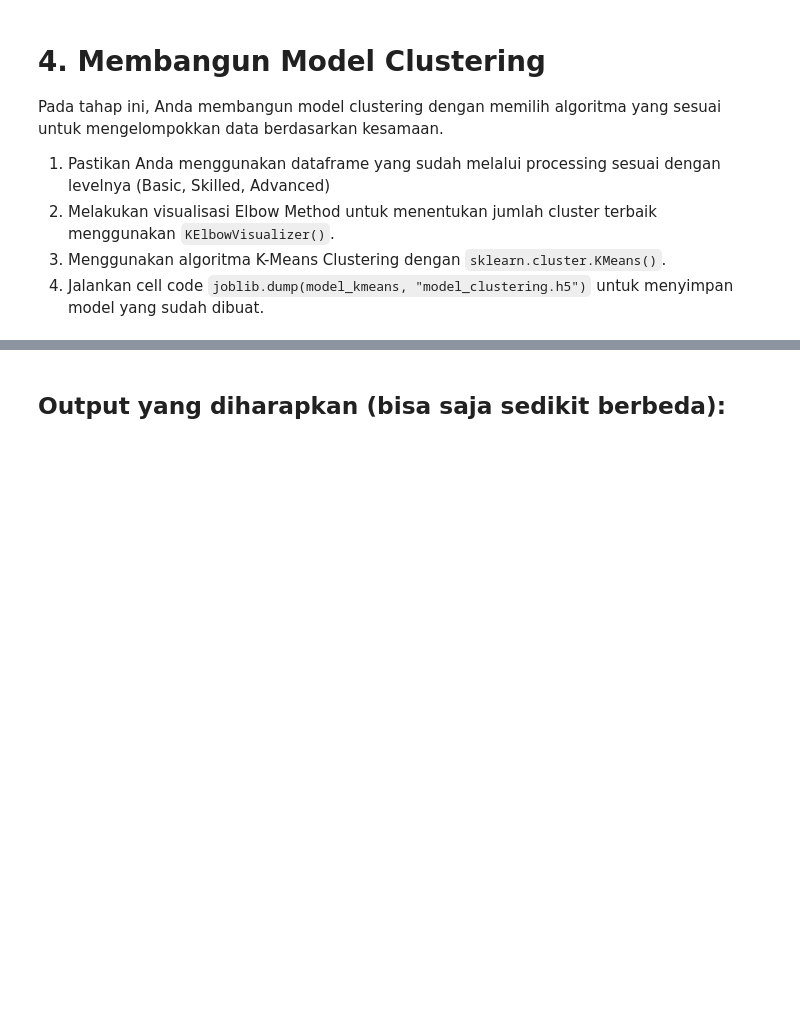
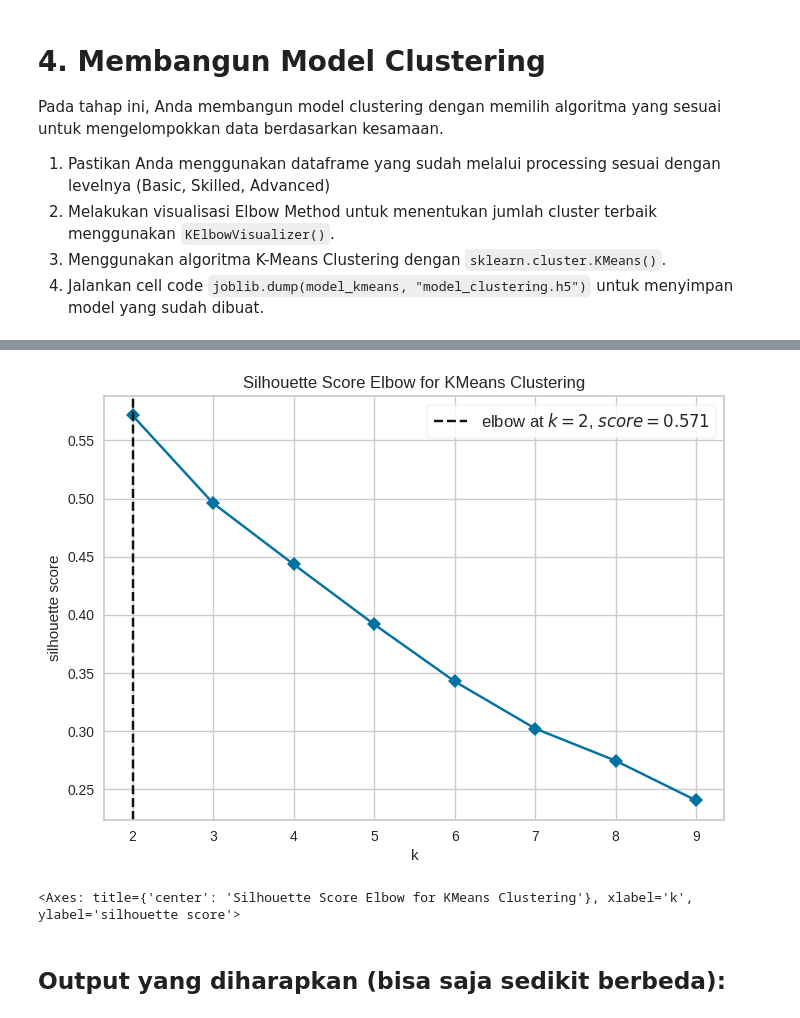
Before and after one commit to asyzyni/Bank-Transaction-Dataset-for-Fraud-Detection, a Jupyter notebook: [Clustering]_Submission_Akhir_BMLP_Your_Name.ipynb, the cells around one changed output, grey strips where cells are left out. Cells and saved outputs as stored; diff of their text form; code cells hidden in the pictures; blank space fills up the shorter version.

Commit message:
finish clustering submission

```diff
--- a/[Clustering]_Submission_Akhir_BMLP_Your_Name.ipynb
+++ b/[Clustering]_Submission_Akhir_BMLP_Your_Name.ipynb
@@ -259,9 +340,9 @@ df.________.sum()
 ### MULAI CODE ###
 
 # Panggil fungsi untuk menghapus baris duplikat dan pastikan agar perubahan disimpan kembali ke 'df'
-df.________(________=True)
+df.drop_duplicates(inplace=True)
 
 # Cek kembali dataset menggunakan duplicated().sum()
-df.________.sum()
+df.duplicated().sum()
 
 ### SELESAI CODE ###
@@ -350,18 +457,18 @@ for col in numerical_cols:
     ### MULAI CODE ###
 
     # Hitung Kuartil 1 (Q1) dan Kuartil 3 (Q3)
-    Q1 = df[col].________(0.25)
-    Q3 = df[col].________(0.75)
+    Q1 = df[col].quantile(0.25)
+    Q3 = df[col].quantile(0.75)
 
     # Hitung Interquartile Range (IQR)
-    IQR = ________ - ________
+    IQR = Q3 - Q1
 
     # Tentukan batas bawah (lower bound) dan batas atas (upper bound)
     lower_bound = Q1 - 1.5 * IQR
     upper_bound = Q3 + 1.5 * IQR
 
     # Filter DataFrame: Simpan hanya baris di mana nilai 'df[col]' berada DI ANTARA (inklusif) batas bawah dan batas atas.
-    df = df[(df[col] >= ________) & (df[col] <= ________)]
+    df = df[(df[col] >= lower_bound) & (df[col] <= upper_bound)]
 
     ### SELESAI CODE ###
 
@@ -378,12 +495,12 @@ df.describe()
 ### MULAI CODE ###
 
 # Buat (instantiate) StandardScaler
-scaler = ________()
+scaler = StandardScaler()
 
 # Terapkan (fit) scaler ke data dan sekaligus ubah (transform) data tersebut
-df[numerical_cols] = scaler.________(df[numerical_cols])
+df[numerical_cols] = scaler.fit_transform(df[numerical_cols])
 
 # Tampilkan 5 baris pertama untuk memverifikasi hasil scaling
-df.________()
+df.head()
 
 ### SELESAI CODE ###
@@ -404,27 +528,26 @@ df.________()
 ### MULAI CODE ###
 
 # Tentukan kolom numerik yang ingin Anda kelompokkan
-col_to_bin = '________'  # (Isi dengan 'CustomerAge' atau kolom numerik lain)
+col_to_bin = 'CustomerAge'  # (Isi dengan 'CustomerAge' atau kolom numerik lain)
 
 # Tentukan nama untuk kolom kategori baru
-new_col_name = '________'
+new_col_name = 'CustomerAge_binned'
 
 # Tentukan label untuk 3 grup (Anda dapat menentukan nama label-nya sendiri)
 # Mulai dari rendah --> sedang --> tinggi
-bin_labels = ['________', '________', '________']
+bin_labels = ['rendah', 'sedang', 'tinggi']
 
 # Gunakan 'pd.qcut' untuk membagi data menjadi 3 kelompok
-df[new_col_name] = pd.________(df[col_to_bin], q=3, labels=bin_labels, duplicates='drop')
+df[new_col_name] = pd.qcut(df[col_to_bin], q=3, labels=bin_labels, duplicates='drop')
 
 # Lakukan Label Encoding pada kolom baru ini agar menjadi numerik
-label_encoder = ________()
-df[new_col_name] = label_encoder.________(df[new_col_name])
-
+label_encoder = LabelEncoder()
+df[new_col_name] = label_encoder.fit_transform(df[new_col_name])
 # Simpan encoder dan tambahkan nama kolom baru ke 'categorical_cols'
 encoders[new_col_name] = label_encoder
 categorical_cols.extend([new_col_name])
 
 # Tampilkan 5 baris pertama untuk memverifikasi
-df.________()
+df.head()
 
 ### SELESAI CODE ###
@@ -452,27 +592,29 @@ df_used.________()
 # %%
 # Melakukan visualisasi Elbow Method menggunakan KElbowVisualizer()
 
 # Buat (instantiate) model clustering
 model = KMeans()
 
 ### MULAI CODE ###
 
 # Buat (instantiate) KElbowVisualizer
 #  - Masukkan 'model' yang akan digunakan
 #  - Tentukan jumlah cluster yang akan diuji (range 2 sampai 10)
 #  - Tentukan 'metric' evaluasi
-visualizer = ________(________,
-                       ________=(2,10),
-                       ________='silhouette',
+visualizer = KElbowVisualizer(model,
+                       k=(2,10),
+                       metric='silhouette',
                        timings=False)
 
 # Jalankan (fit) visualizer pada data
-visualizer.________(df)
-
+visualizer.fit(df)
 # Tampilkan plot
-visualizer.________()
+visualizer.show()
 
 ### SELESAI CODE ###
+# %% [output]
+[figure, added]
+<Axes: title={'center': 'Silhouette Score Elbow for KMeans Clustering'}, xlabel='k', ylabel='silhouette score'>
 # %% [markdown]
 ## **Output yang diharapkan** (bisa saja sedikit berbeda)**:**
 # %% [markdown]
```
Also changed, not shown: parts of 28 cells of this notebook, 4 other files.
